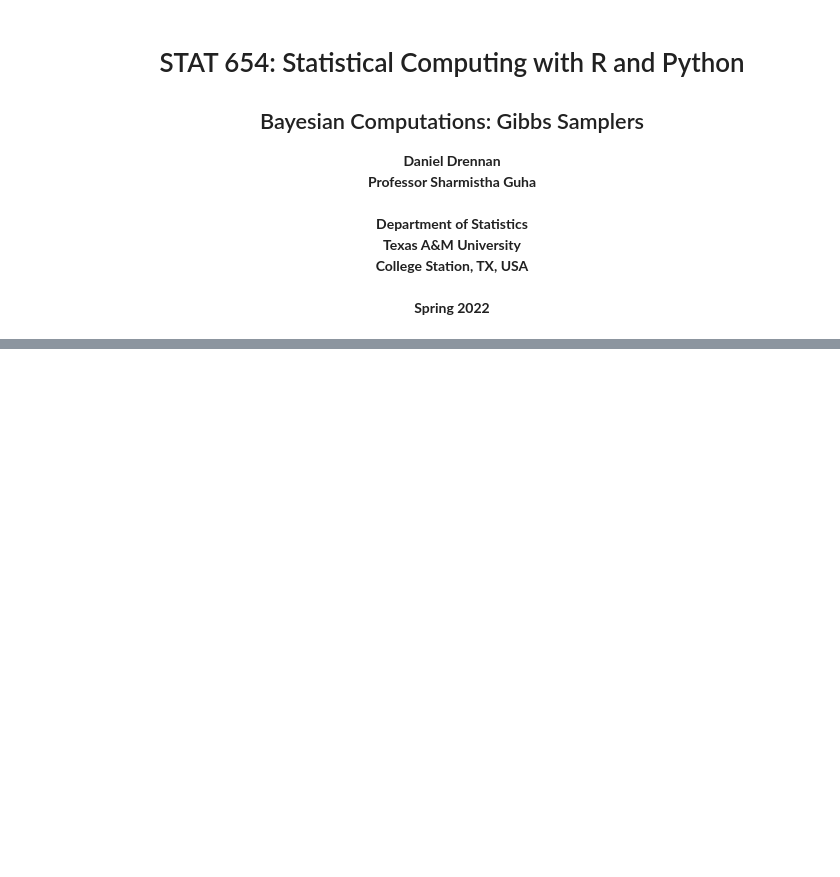
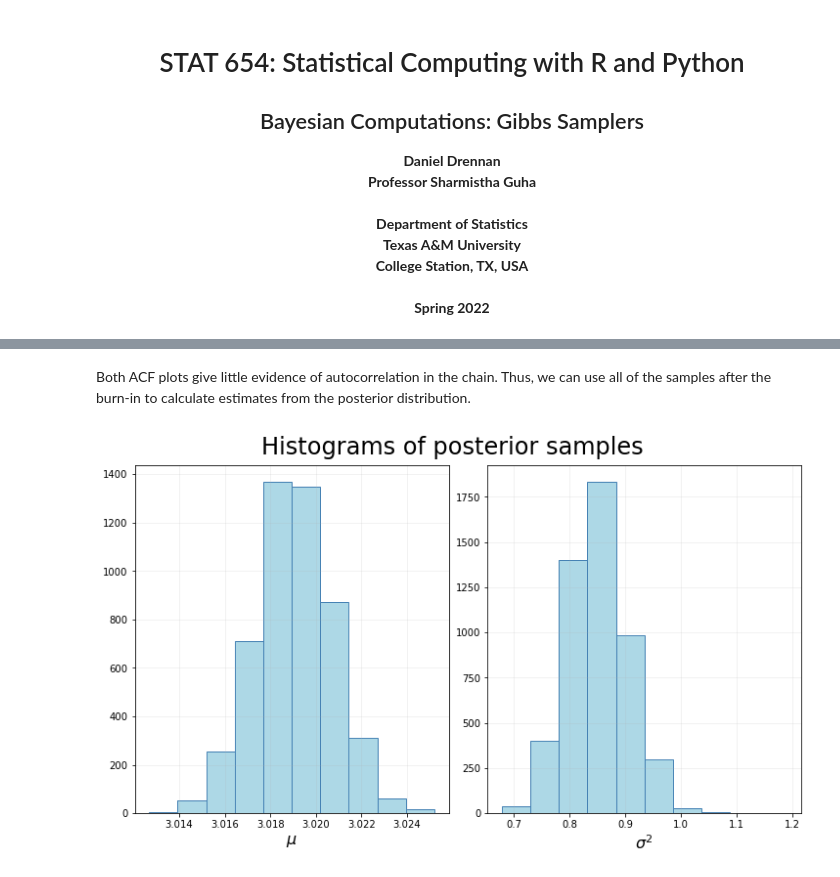
Before and after one commit to danjdrennan/stat654-python, a Jupyter notebook: notebooks/mcmc.ipynb, the cells around one changed output, grey strips where cells are left out. Cells and saved outputs as stored; diff of their text form; code cells hidden in the pictures; blank space fills up the shorter version.

```diff
--- a/notebooks/mcmc.ipynb
+++ b/notebooks/mcmc.ipynb
@@ -177,0 +125,16 @@ make sure each step in this derivation makes sense.
+# %% [markdown]
+Both ACF plots give little evidence of autocorrelation in the chain. Thus, we can use all of the samples after the burn-in to
+calculate estimates from the posterior distribution.
+# %%
+fig, ax = plt.subplots(1, 2, figsize = (10, 6), constrained_layout = True)
+fig.suptitle("Histograms of posterior samples", fontsize = 24)
+ax[0].hist(mu[B+1:], color = "lightblue", edgecolor = "steelblue")
+ax[0].set_xlabel("$\\mu$", fontsize = 16)
+ax[0].grid(alpha = 0.2)
+ax[1].hist(sigma2[B+1:], color = "lightblue", edgecolor = "steelblue")
+ax[1].set_xlabel("$\sigma^2$", fontsize = 16)
+ax[1].grid(alpha = 0.2)
+
+plt.show()
+# %% [output]
+[figure, added]
```
Also changed, not shown: parts of 19 cells of this notebook.
